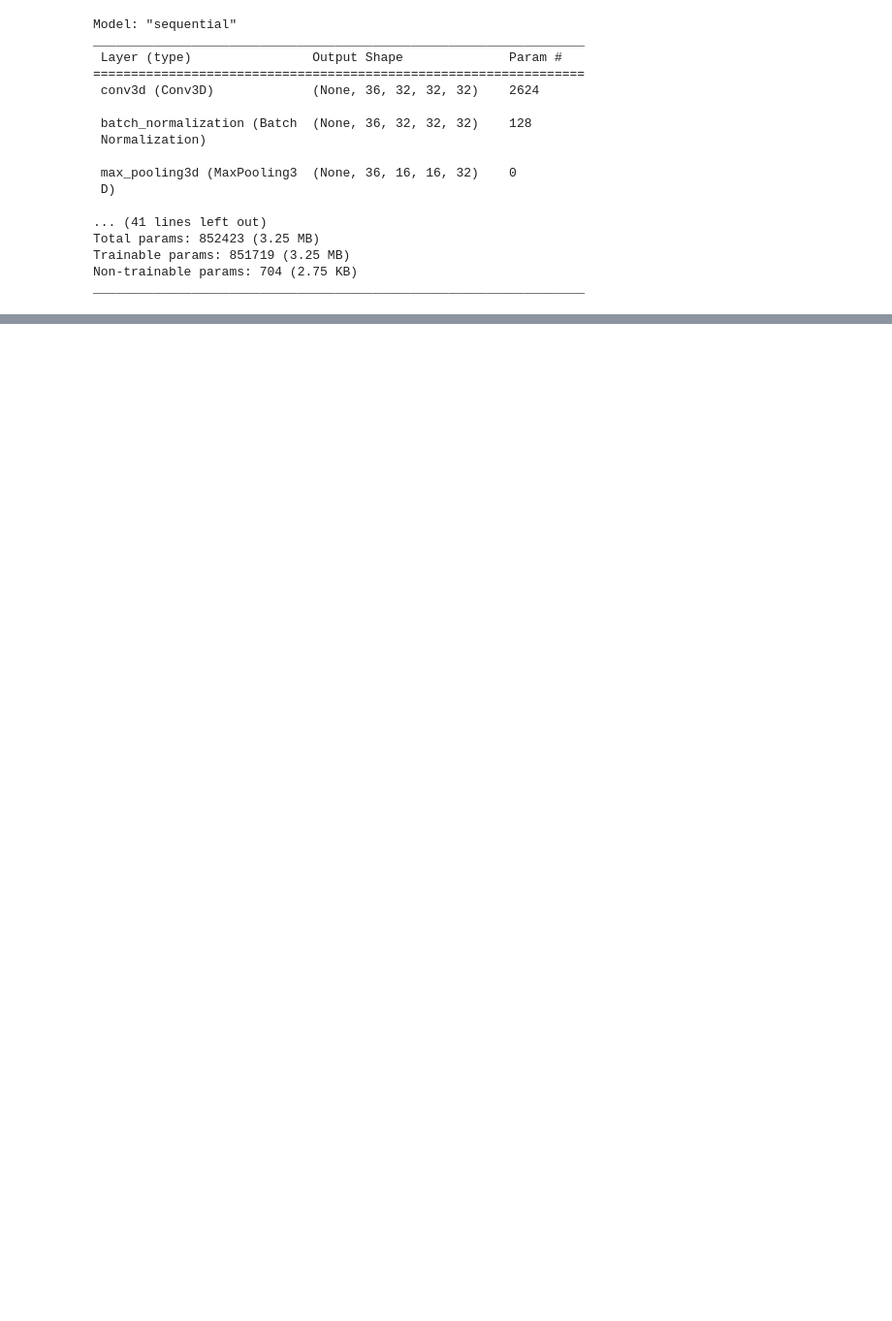
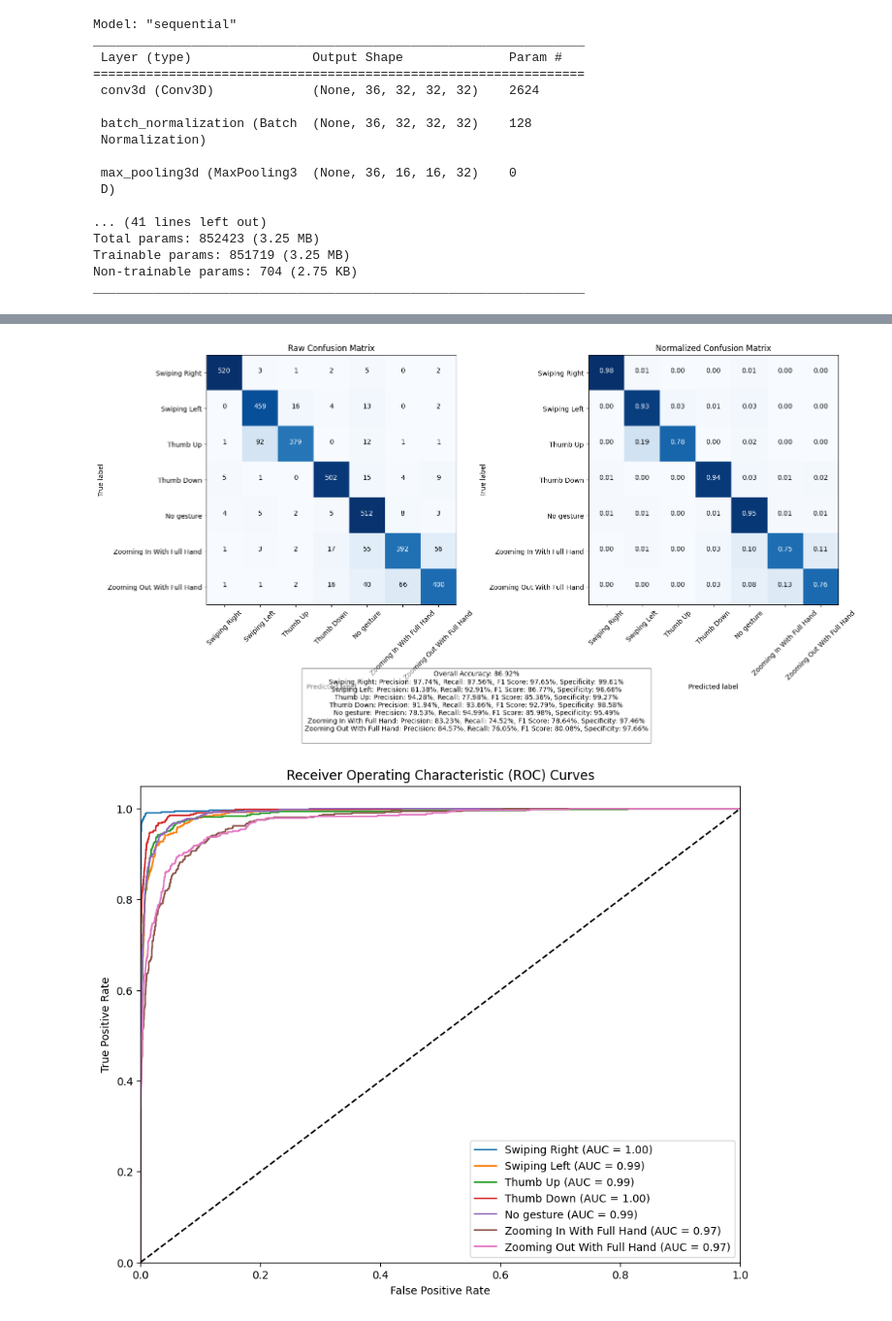
Before and after one commit to Shriya-20/Gesture-Recogniton-in-Game-Development, a Jupyter notebook: Evaluation/Evaluation_Metrics.ipynb, the cells around one changed output, grey strips where cells are left out. Shown at 97% size. Drawn from its saved outputs; the diff is of its cells as text; code cells hidden in the pictures; blank space fills up the shorter version.

```diff
--- a/Evaluation/Evaluation_Metrics.ipynb
+++ b/Evaluation/Evaluation_Metrics.ipynb
@@ -23,23 +23,20 @@ By the end of this notebook, we aim to compare performance of our models effecti
 ### Function to load model architecture from .json and weights from .h5
 # %%
 from tensorflow.keras.models import model_from_json
-file_prefix1 = "new_jester_3DCNN"
-file_prefix2 = "new_jester_3DCNN_lstm"
-file_prefix3 = "new_jester_3DCNN_lstm_rms"
-file_prefix4 = "new_jester_3DCNN_plain_adam_cnn" #best
-#other models:
-#with only 1 color channel:less accuracy
-#16 frames passed instead of 36:less accuracy->nan error
-
+file_prefix1 = "new_jester_3DCNN" #3dcnn, sgd, elu
+file_prefix2 = "new_jester_3DCNN_lstm" #3DCNN(3 layers) + 2Dlstm(2 layers) + adam, elu
+file_prefix3 = "new_jester_3DCNN_lstm_rms" #3DCNN(3 layers) + 2Dlstm(3 layers) + RMSprop, elu (16 frames instead of 36)(different input size)
+file_prefix4 = "new_jester_3DCNN_plain_adam_cnn" #3DCNN(4 layers) + 2Dlstm(1 layer) + adam, elu, increased dropout
+file_prefix5 = "new_jester_3DCNN_adadelta" #3DCNN(4 layers) + 2Dlstm(2 layers) + adadelta, elu
 
 def load_model(file_path):
-    # Load the model architecture from the JSON file
+    # Loading the model architecture from the JSON file
     with open(file_path + '.json', "r") as json_file:
         model_json = json_file.read()
 
     model = model_from_json(model_json)
 
-    # Load weights into the model
+    # Loading weights into the model
     model.load_weights(file_path + '.h5')
 
     return model
@@ -47,4 +44,5 @@ def load_model(file_path):
 cnn3d_model = load_model('{}_model'.format(file_prefix1))
 cnn3d_lstm_model=load_model('{}_model'.format(file_prefix2))
 cnn3d_lstm_model1=load_model('{}_model'.format(file_prefix3))
-cnn3d_lstm_model2=load_model('{}_model'.format(file_prefix4)) #only 1 lstm layer
+cnn3d_lstm_model2=load_model('{}_model'.format(file_prefix4))
+cnn3d_lstm_model3=load_model('{}_model'.format(file_prefix5))
@@ -417,0 +568,3 @@ _________________________________________________________________
+# %%
+plot_confusion_matrices(cnn3d_lstm_model3, validation_generator, gesture_list)
+# %% [output]
@@ -417,0 +588,2 @@ _________________________________________________________________
+[figure, added]
+[figure, added]
```
Also changed, not shown: parts of 19 cells of this notebook.
